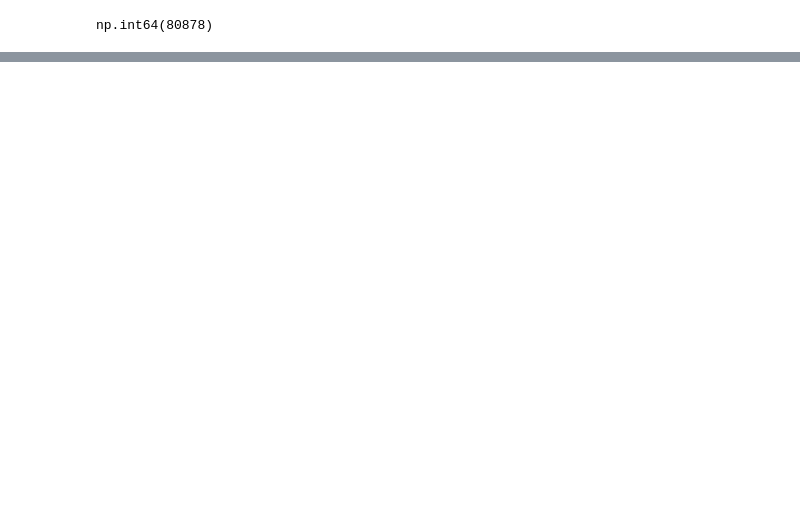
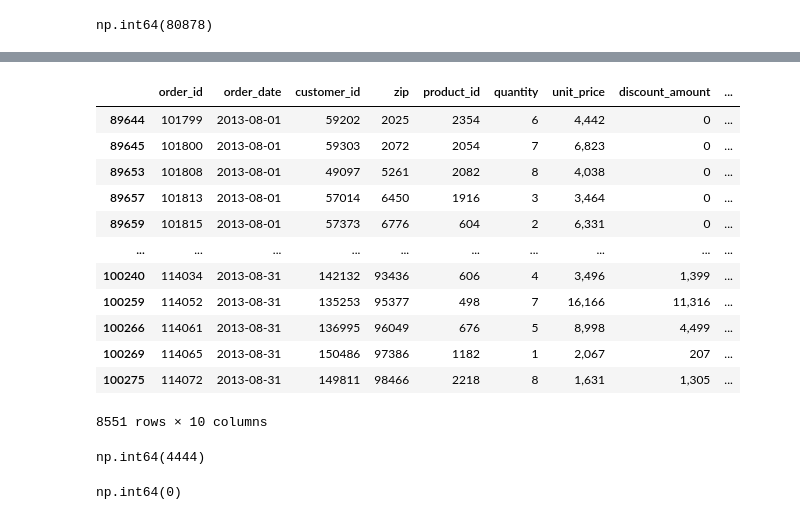
Before and after one commit to lamducanhkhoarubik-spec/Datathon_UITUT, a Jupyter notebook: code/eda/descriptive.ipynb, the cells around one changed output, grey strips where cells are left out. Saved outputs shown, nothing was run; the diff lists cells and outputs as text; code cells hidden in the pictures; blank space fills up the shorter version.

```diff
--- a/code/eda/descriptive.ipynb
+++ b/code/eda/descriptive.ipynb
@@ -814,0 +836,28 @@ np.int64(80878)
+# %%
+# Chuyển đổi sang datetime nếu chưa làm
+df_special['order_date'] = pd.to_datetime(df_special['order_date'])
+
+# Lọc tháng 8 của năm 2013
+thang_8 = df_special[(df_special['order_date'].dt.month == 8) &
+                     (df_special['order_date'].dt.year == 2013)]
+
+# Hoặc lọc tháng 8 của TẤT CẢ các năm
+thang_8
+# %% [output]
+|  | order_id | order_date | customer_id | zip | product_id | quantity | unit_price | discount_amount | ... |
+| 89644 | 101799 | 2013-08-01 | 59202 | 2025 | 2354 | 6 | 4,442 | 0 | ... |
+| 89645 | 101800 | 2013-08-01 | 59303 | 2072 | 2054 | 7 | 6,823 | 0 | ... |
+| 89653 | 101808 | 2013-08-01 | 49097 | 5261 | 2082 | 8 | 4,038 | 0 | ... |
+| 89657 | 101813 | 2013-08-01 | 57014 | 6450 | 1916 | 3 | 3,464 | 0 | ... |
+| 89659 | 101815 | 2013-08-01 | 57373 | 6776 | 604 | 2 | 6,331 | 0 | ... |
+| ... | ... | ... | ... | ... | ... | ... | ... | ... | ... |
+| 100240 | 114034 | 2013-08-31 | 142132 | 93436 | 606 | 4 | 3,496 | 1,399 | ... |
+| 100259 | 114052 | 2013-08-31 | 135253 | 95377 | 498 | 7 | 16,166 | 11,316 | ... |
+| 100266 | 114061 | 2013-08-31 | 136995 | 96049 | 676 | 5 | 8,998 | 4,499 | ... |
+| 100269 | 114065 | 2013-08-31 | 150486 | 97386 | 1182 | 1 | 2,067 | 207 | ... |
+| 100275 | 114072 | 2013-08-31 | 149811 | 98466 | 2218 | 8 | 1,631 | 1,305 | ... |
+8551 rows × 10 columns
+# %%
+thang_8['promo_id'].notnull().sum()
+# %% [output]
+np.int64(4444)
@@ -814,0 +871,4 @@ np.int64(80878)
+# %%
+thang_5_2018['promo_id'].notnull().sum()
+# %% [output]
+np.int64(0)
```
Also changed, not shown: parts of 5 cells of this notebook, 3 other files.
